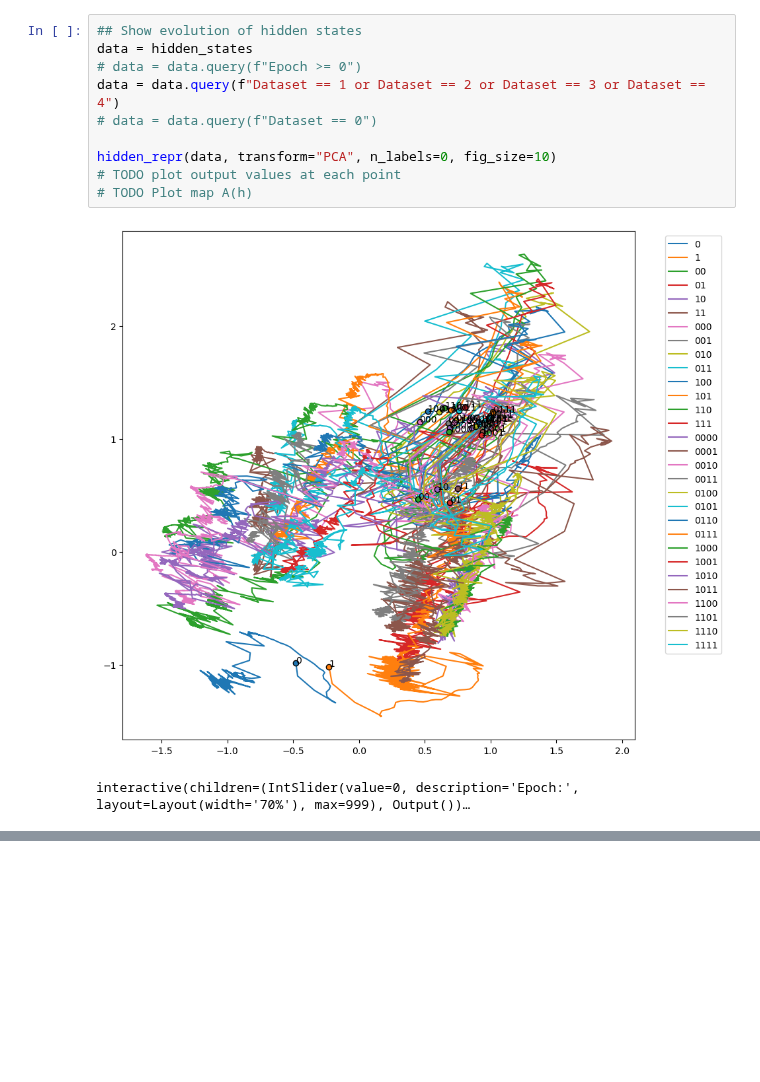
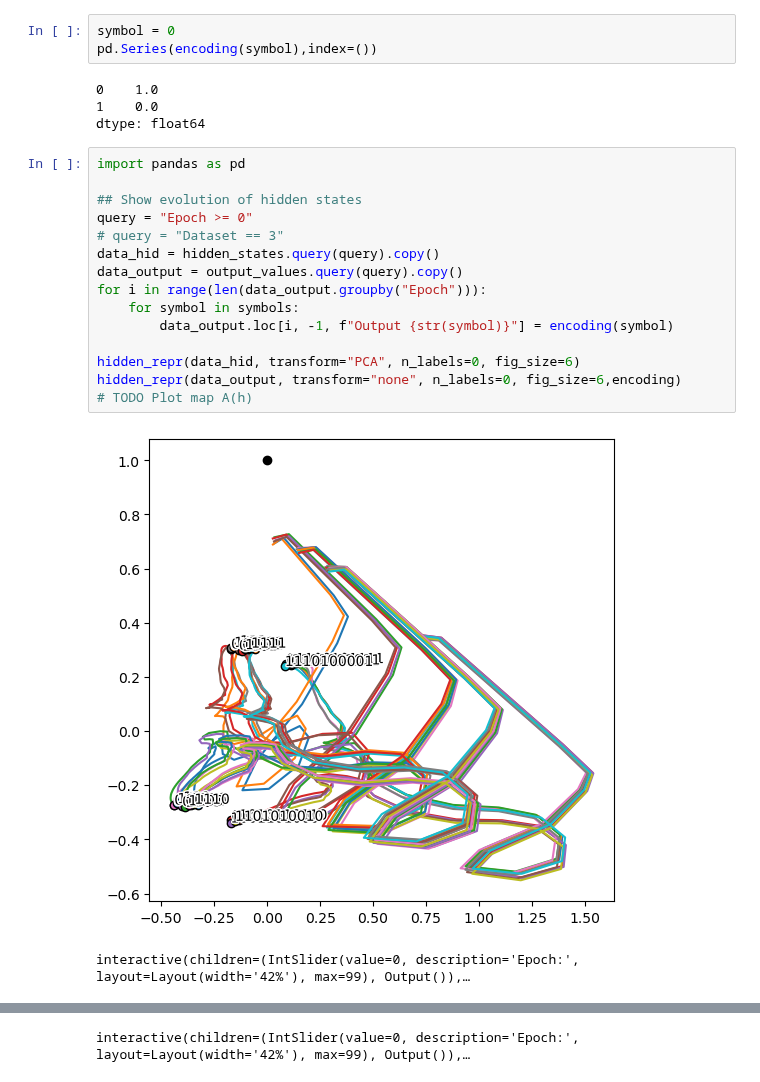
Before and after one commit to loekvanrossem/rnn_structure, a Jupyter notebook: main.ipynb, the cells around one changed output, grey strips where cells are left out. Saved outputs shown, nothing was run; the diff lists cells and outputs as text; blank space fills up the shorter version.

```diff
--- a/main.ipynb
+++ b/main.ipynb
@@ -86,13 +90,25 @@ plt.show()
-# %%
-## Show evolution of hidden states
-data = hidden_states
-# data = data.query(f"Epoch >= 0")
-data = data.query(f"Dataset == 1 or Dataset == 2 or Dataset == 3 or Dataset == 4")
-# data = data.query(f"Dataset == 0")
-
-hidden_repr(data, transform="PCA", n_labels=0, fig_size=10)
-# TODO plot output values at each point
-# TODO Plot map A(h)
-# %% [output]
-[figure, removed]
-interactive(children=(IntSlider(value=0, description='Epoch:', layout=Layout(width='70%'), max=999), Output())…
+# %%
+symbol = 0
+pd.Series(encoding(symbol),index=())
+# %% [output]
+0    1.0
+1    0.0
+dtype: float64
+# %%
+import pandas as pd
+
+## Show evolution of hidden states
+query = "Epoch >= 0"
+# query = "Dataset == 3"
+data_hid = hidden_states.query(query).copy()
+data_output = output_values.query(query).copy()
+for i in range(len(data_output.groupby("Epoch"))):
+    for symbol in symbols:
+        data_output.loc[i, -1, f"Output {str(symbol)}"] = encoding(symbol)
+
+hidden_repr(data_hid, transform="PCA", n_labels=0, fig_size=6)
+hidden_repr(data_output, transform="none", n_labels=0, fig_size=6,encoding)
+# TODO Plot map A(h)
+# %% [output]
+[figure, added]
+interactive(children=(IntSlider(value=0, description='Epoch:', layout=Layout(width='42%'), max=99), Output()),…
@@ -99,3 +116,4 @@ interactive(children=(IntSlider(value=0, description='Epoch:', layout=Layout(wid
+interactive(children=(IntSlider(value=0, description='Epoch:', layout=Layout(width='42%'), max=99), Output()),…
 # %%
 ## Plot error per sequence length
 N = 100
```
Also changed, not shown: parts of 7 cells of this notebook, 5 other files.
